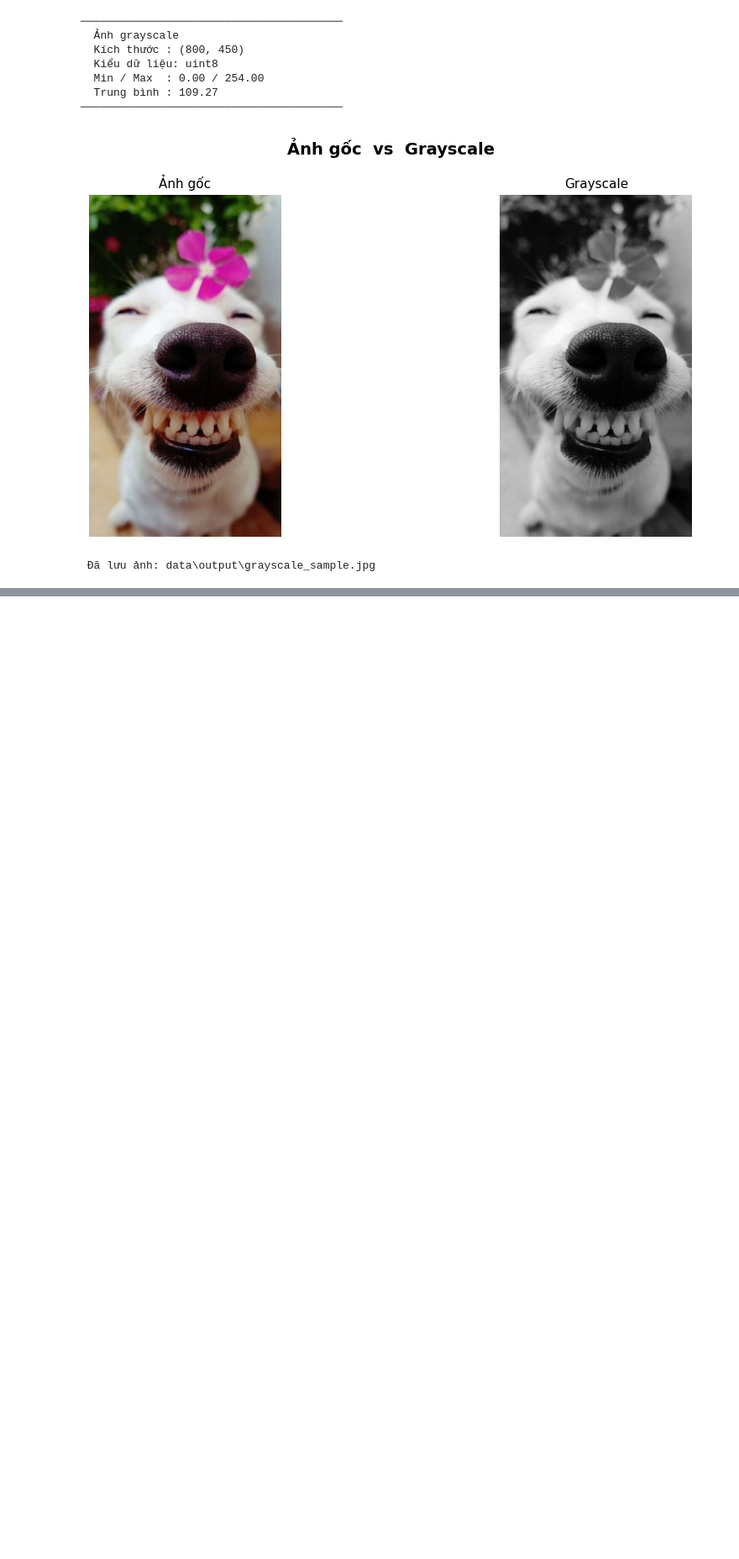
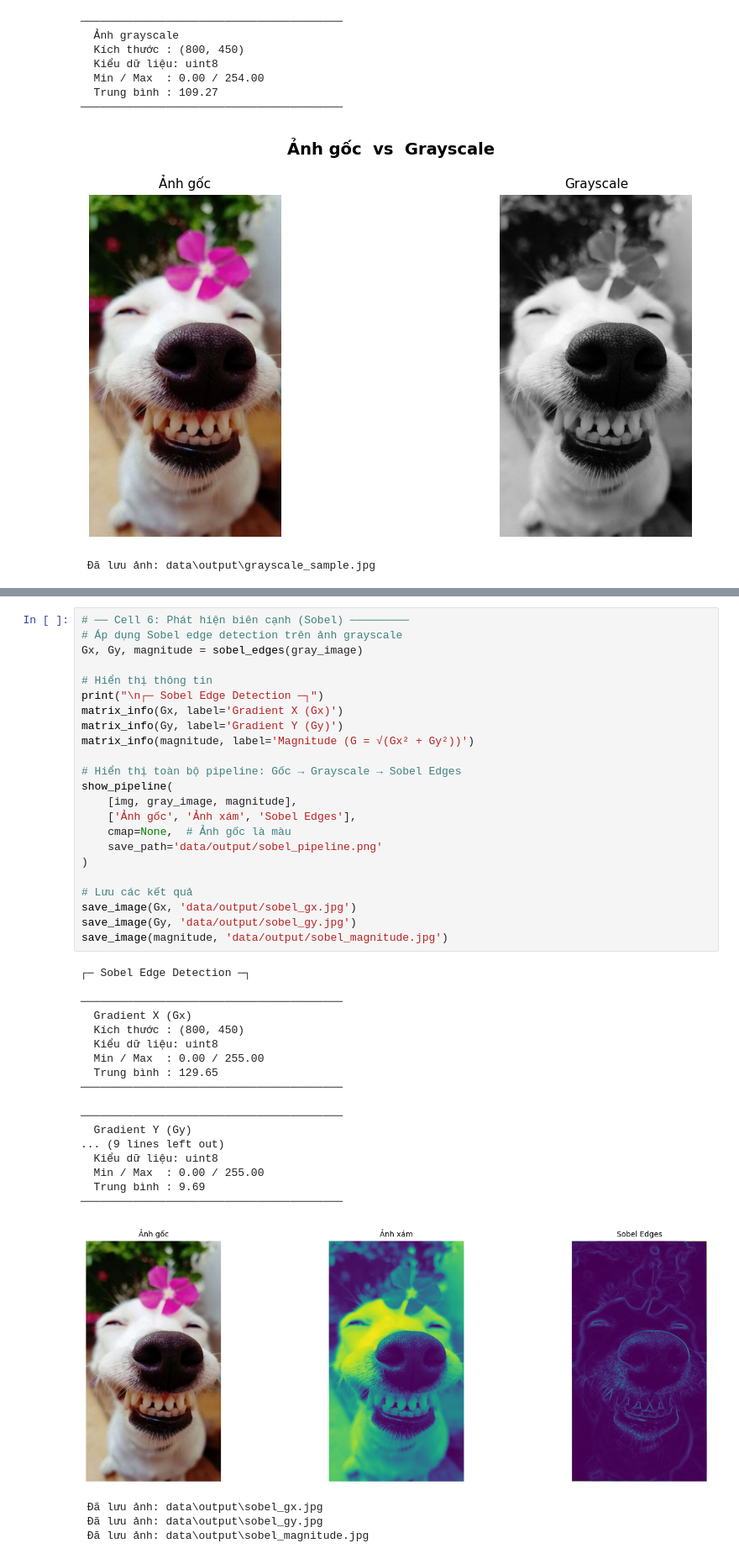
Before and after one commit to thuytranj/Image_Processing, a Jupyter notebook: main.ipynb, the cells around one changed output, grey strips where cells are left out. Shown at 84% size. Drawn from its saved outputs; the diff is of its cells as text; blank space fills up the shorter version.

Commit message:
xong edge master

```diff
--- a/main.ipynb
+++ b/main.ipynb
@@ -148,0 +171,45 @@ save_image(gray_image, 'data/output/grayscale_sample.jpg')
+# %%
+# ── Cell 6: Phát hiện biên cạnh (Sobel) ─────────
+# Áp dụng Sobel edge detection trên ảnh grayscale
+Gx, Gy, magnitude = sobel_edges(gray_image)
+
+# Hiển thị thông tin
+print("\n┌─ Sobel Edge Detection ─┐")
+matrix_info(Gx, label='Gradient X (Gx)')
+matrix_info(Gy, label='Gradient Y (Gy)')
+matrix_info(magnitude, label='Magnitude (G = √(Gx² + Gy²))')
+
+# Hiển thị toàn bộ pipeline: Gốc → Grayscale → Sobel Edges
+show_pipeline(
+    [img, gray_image, magnitude],
+    ['Ảnh gốc', 'Ảnh xám', 'Sobel Edges'],
+    cmap=None,  # Ảnh gốc là màu
+    save_path='data/output/sobel_pipeline.png'
+)
+
+# Lưu các kết quả
+save_image(Gx, 'data/output/sobel_gx.jpg')
+save_image(Gy, 'data/output/sobel_gy.jpg')
+save_image(magnitude, 'data/output/sobel_magnitude.jpg')
+# %% [output]
+┌─ Sobel Edge Detection ─┐
+
+────────────────────────────────────────
+  Gradient X (Gx)
+  Kích thước : (800, 450)
+  Kiểu dữ liệu: uint8
+  Min / Max  : 0.00 / 255.00
+  Trung bình : 129.65
+────────────────────────────────────────
+
+────────────────────────────────────────
+  Gradient Y (Gy)
+... (9 lines left out)
+  Kiểu dữ liệu: uint8
+  Min / Max  : 0.00 / 255.00
+  Trung bình : 9.69
+────────────────────────────────────────
+[figure, added]
+ Đã lưu ảnh: data\output\sobel_gx.jpg
+ Đã lưu ảnh: data\output\sobel_gy.jpg
+ Đã lưu ảnh: data\output\sobel_magnitude.jpg
```
Also changed, not shown: parts of 4 cells of this notebook, 7 other files.
